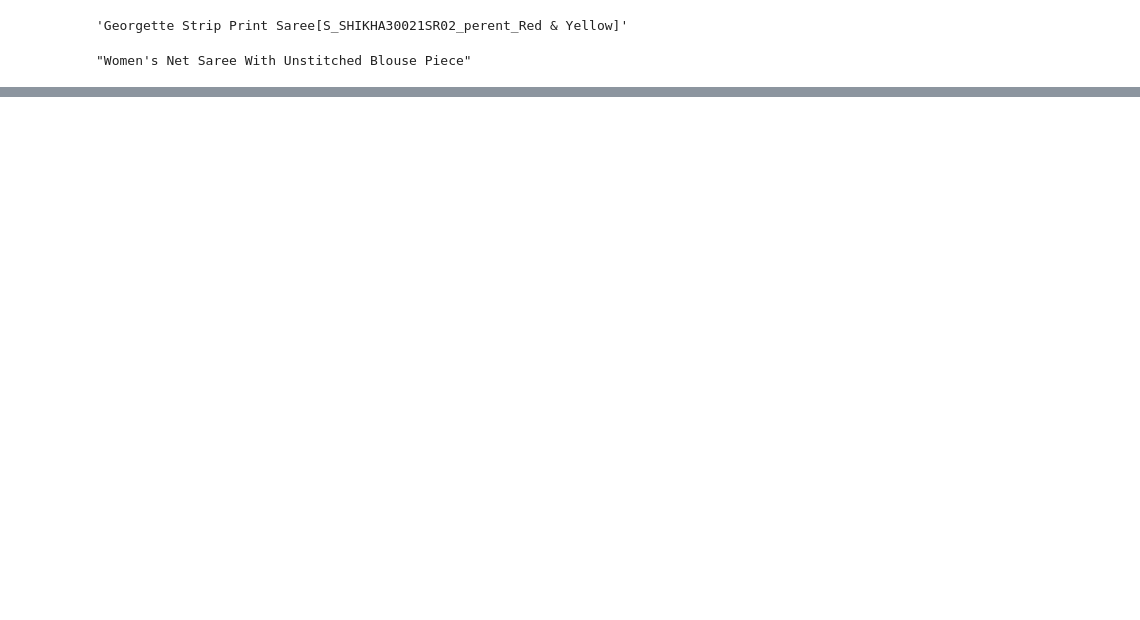
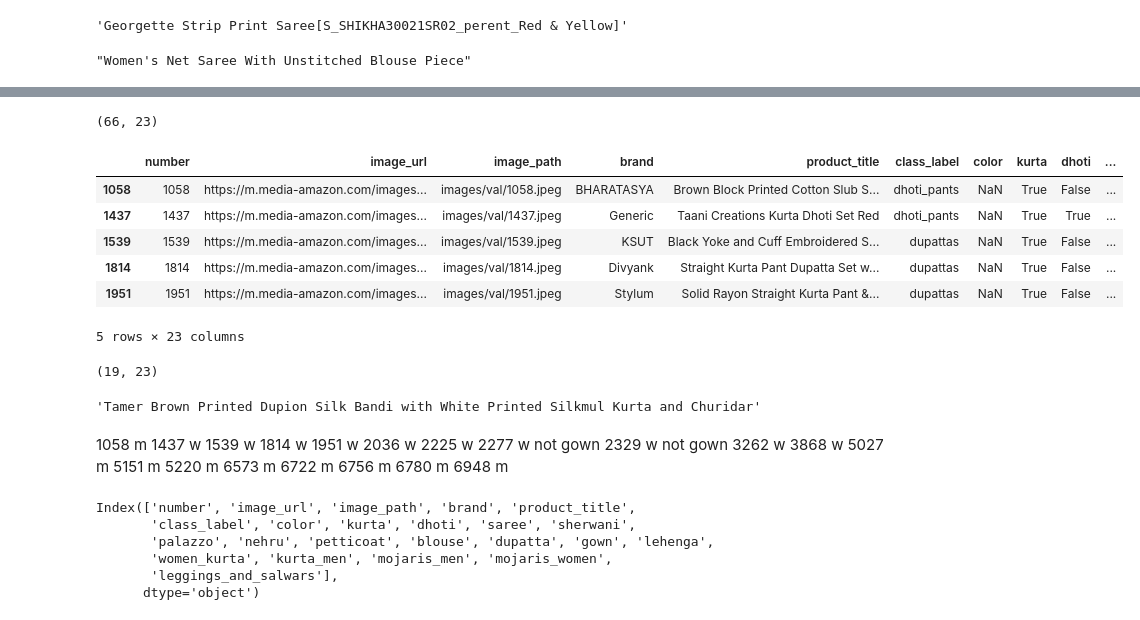
Before and after one commit to keb101/Image-Classification-Indian-Clothing, a Jupyter notebook: Classification_of_Indian_clothing_images/notebooks/Investigating_orig_data.ipynb, the cells around one changed output, grey strips where cells are left out. Cells and saved outputs as stored; diff of their text form; code cells hidden in the pictures; blank space fills up the shorter version.

```diff
--- a/Classification_of_Indian_clothing_images/notebooks/Investigating_orig_data.ipynb
+++ b/Classification_of_Indian_clothing_images/notebooks/Investigating_orig_data.ipynb
@@ -278,0 +294,4 @@ dfvr.head()
+# %%
+dfk2.shape
+# %% [output]
+(66, 23)
@@ -278,0 +306,47 @@ dfvr.head()
+# %%
+dfk2n.head()
+# %% [output]
+|  | number | image_url | image_path | brand | product_title | class_label | color | kurta | dhoti | ... |
+| 1058 | 1058 | https://m.media-amazon.com/images... | images/val/1058.jpeg | BHARATASYA | Brown Block Printed Cotton Slub S... | dhoti_pants | NaN | True | False | ... |
+| 1437 | 1437 | https://m.media-amazon.com/images... | images/val/1437.jpeg | Generic | Taani Creations Kurta Dhoti Set Red | dhoti_pants | NaN | True | True | ... |
+| 1539 | 1539 | https://m.media-amazon.com/images... | images/val/1539.jpeg | KSUT | Black Yoke and Cuff Embroidered S... | dupattas | NaN | True | False | ... |
+| 1814 | 1814 | https://m.media-amazon.com/images... | images/val/1814.jpeg | Divyank | Straight Kurta Pant Dupatta Set w... | dupattas | NaN | True | False | ... |
+| 1951 | 1951 | https://m.media-amazon.com/images... | images/val/1951.jpeg | Stylum | Solid Rayon Straight Kurta Pant &... | dupattas | NaN | True | False | ... |
+5 rows × 23 columns
+# %%
+dfk2n.shape
+# %% [output]
+(19, 23)
+# %%
+dfvr.iloc[6948, 4]
+# %% [output]
+'Tamer Brown Printed Dupion Silk Bandi with White Printed Silkmul Kurta and Churidar'
+# %% [markdown]
+1058 m
+1437 w
+1539 w
+1814 w
+1951 w
+2036 w
+2225 w
+2277 w not gown
+2329 w not gown
+3262 w
+3868 w
+5027 m
+5151 m
+5220 m
+6573 m
+6722 m
+6756 m
+6780 m
+6948 m
+# %%
+dfvr.columns
+# %% [output]
+Index(['number', 'image_url', 'image_path', 'brand', 'product_title',
+       'class_label', 'color', 'kurta', 'dhoti', 'saree', 'sherwani',
+       'palazzo', 'nehru', 'petticoat', 'blouse', 'dupatta', 'gown', 'lehenga',
+       'women_kurta', 'kurta_men', 'mojaris_men', 'mojaris_women',
+       'leggings_and_salwars'],
+      dtype='object')
```
Also changed, not shown: parts of 130 cells of this notebook, 1 other file.
